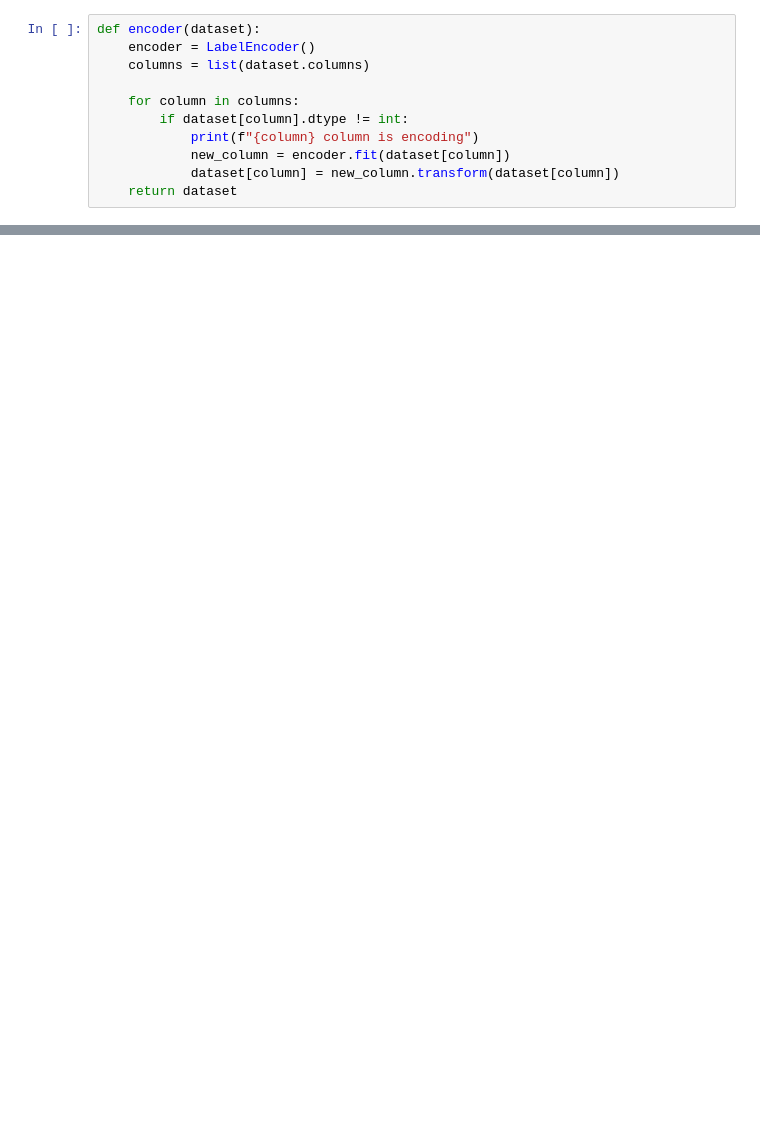
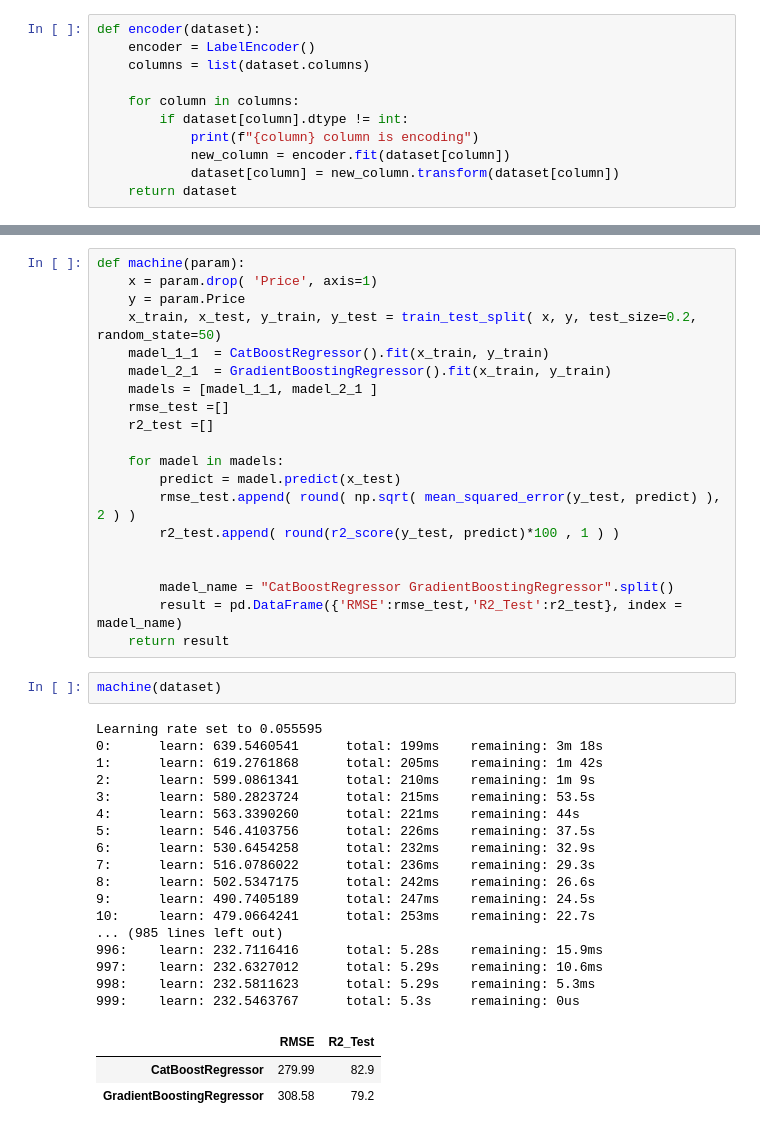
Before and after one commit to abdullaabdukulov/02-Data-Science-My-Vivino, a Jupyter notebook: my_vivino.ipynb, the cells around one changed output, grey strips where cells are left out. Saved outputs shown, nothing was run; the diff lists cells and outputs as text; blank space fills up the shorter version.

```diff
--- a/my_vivino.ipynb
+++ b/my_vivino.ipynb
@@ -183,0 +187,43 @@ correlation(dataset)
+# %%
+def machine(param):
+    x = param.drop( 'Price', axis=1)
+    y = param.Price
+    x_train, x_test, y_train, y_test = train_test_split( x, y, test_size=0.2, random_state=50)
+    madel_1_1  = CatBoostRegressor().fit(x_train, y_train)
+    madel_2_1  = GradientBoostingRegressor().fit(x_train, y_train)
+    madels = [madel_1_1, madel_2_1 ]
+    rmse_test =[]
+    r2_test =[]
+
+    for madel in madels:
+        predict = madel.predict(x_test)
+        rmse_test.append( round( np.sqrt( mean_squared_error(y_test, predict) ), 2 ) )
+        r2_test.append( round(r2_score(y_test, predict)*100 , 1 ) )
+
+
+        madel_name = "CatBoostRegressor GradientBoostingRegressor".split()
+        result = pd.DataFrame({'RMSE':rmse_test,'R2_Test':r2_test}, index = madel_name)
+    return result
+# %%
+machine(dataset)
+# %% [output]
+Learning rate set to 0.055595
+0:      learn: 639.5460541      total: 199ms    remaining: 3m 18s
+1:      learn: 619.2761868      total: 205ms    remaining: 1m 42s
+2:      learn: 599.0861341      total: 210ms    remaining: 1m 9s
+3:      learn: 580.2823724      total: 215ms    remaining: 53.5s
+4:      learn: 563.3390260      total: 221ms    remaining: 44s
+5:      learn: 546.4103756      total: 226ms    remaining: 37.5s
+6:      learn: 530.6454258      total: 232ms    remaining: 32.9s
+7:      learn: 516.0786022      total: 236ms    remaining: 29.3s
+8:      learn: 502.5347175      total: 242ms    remaining: 26.6s
+9:      learn: 490.7405189      total: 247ms    remaining: 24.5s
+10:     learn: 479.0664241      total: 253ms    remaining: 22.7s
+... (985 lines left out)
+996:    learn: 232.7116416      total: 5.28s    remaining: 15.9ms
+997:    learn: 232.6327012      total: 5.29s    remaining: 10.6ms
+998:    learn: 232.5811623      total: 5.29s    remaining: 5.3ms
+999:    learn: 232.5463767      total: 5.3s     remaining: 0us
+|  | RMSE | R2_Test |
+| CatBoostRegressor | 279.99 | 82.9 |
+| GradientBoostingRegressor | 308.58 | 79.2 |
```
Also changed, not shown: parts of 8 cells of this notebook, 2 other files.
